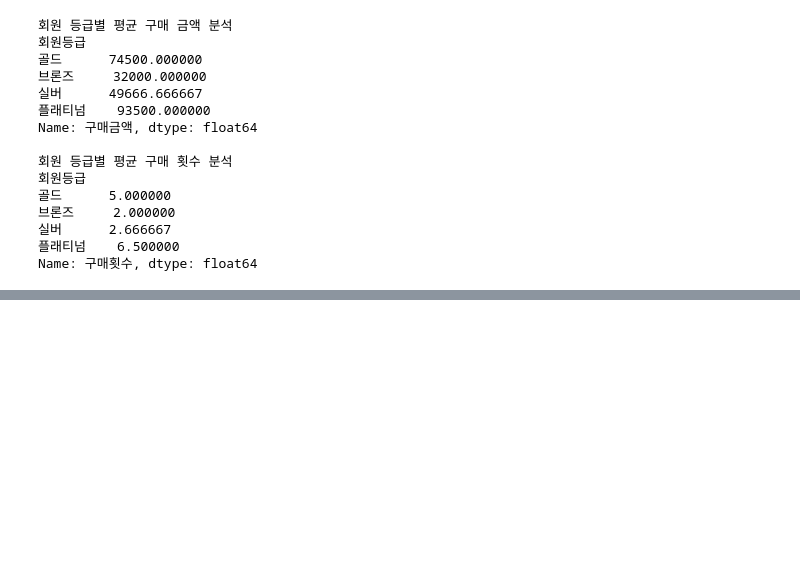
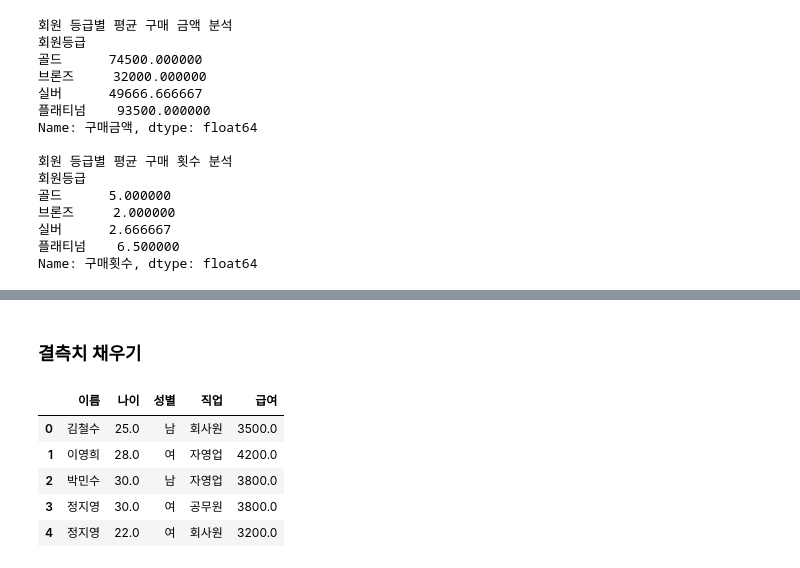
Before and after one commit to ming2tofu33/TIL, a Jupyter notebook: DataAnalysis/02-pandas.ipynb, the cells around one changed output, grey strips where cells are left out. Cells and saved outputs as stored; diff of their text form; code cells hidden in the pictures; blank space fills up the shorter version.

Commit message:
02-pandas

```diff
--- a/DataAnalysis/02-pandas.ipynb
+++ b/DataAnalysis/02-pandas.ipynb
@@ -709,0 +712,13 @@ Name: 구매횟수, dtype: float64
+# %%
+import numpy as np
+import pandas as pd
+
+data = {
+    '이름': ['김철수', '이영희', '박민수', np.nan, '정지영'],
+    '나이': [25, 28, np.nan, 30, 22],
+    '성별': ['남', '여', '남', np.nan, '여'],
+    '직업': ['회사원', np.nan, '자영업', '공무원', '회사원'],
+    '급여': [3500, 4200, np.nan, 3800, 3200]
+}
+
+df = pd.DataFrame(data)
@@ -709,0 +796,27 @@ Name: 구매횟수, dtype: float64
+# %% [markdown]
+### 결측치 채우기
+# %%
+# 특정 값으로 결측치 채우기
+df.fillna(0)
+
+# 열별로 다른 값 쓰기
+fill_values = {
+    '이름': '익명',
+    '나이': 20,
+    '성별': '미입력',
+    '직업': '기타',
+    '급여': df['급여'].mean()  # 평균
+}
+df.fillna(fill_values)
+
+# 앞에 사람 데이터 복붙
+df.fillna(method='ffill')  # 과거버전 용. 미래에는 에러남
+df.ffill()  # 앞사람 데이터로 채우기
+df.bfill()  # 뒷사람 데이터로 채우기
+# %% [output]
+|  | 이름 | 나이 | 성별 | 직업 | 급여 |
+| 0 | 김철수 | 25.0 | 남 | 회사원 | 3500.0 |
+| 1 | 이영희 | 28.0 | 여 | 자영업 | 4200.0 |
+| 2 | 박민수 | 30.0 | 남 | 자영업 | 3800.0 |
+| 3 | 정지영 | 30.0 | 여 | 공무원 | 3800.0 |
+| 4 | 정지영 | 22.0 | 여 | 회사원 | 3200.0 |
```
Also changed, not shown: parts of 7 cells of this notebook, 1 other file.
